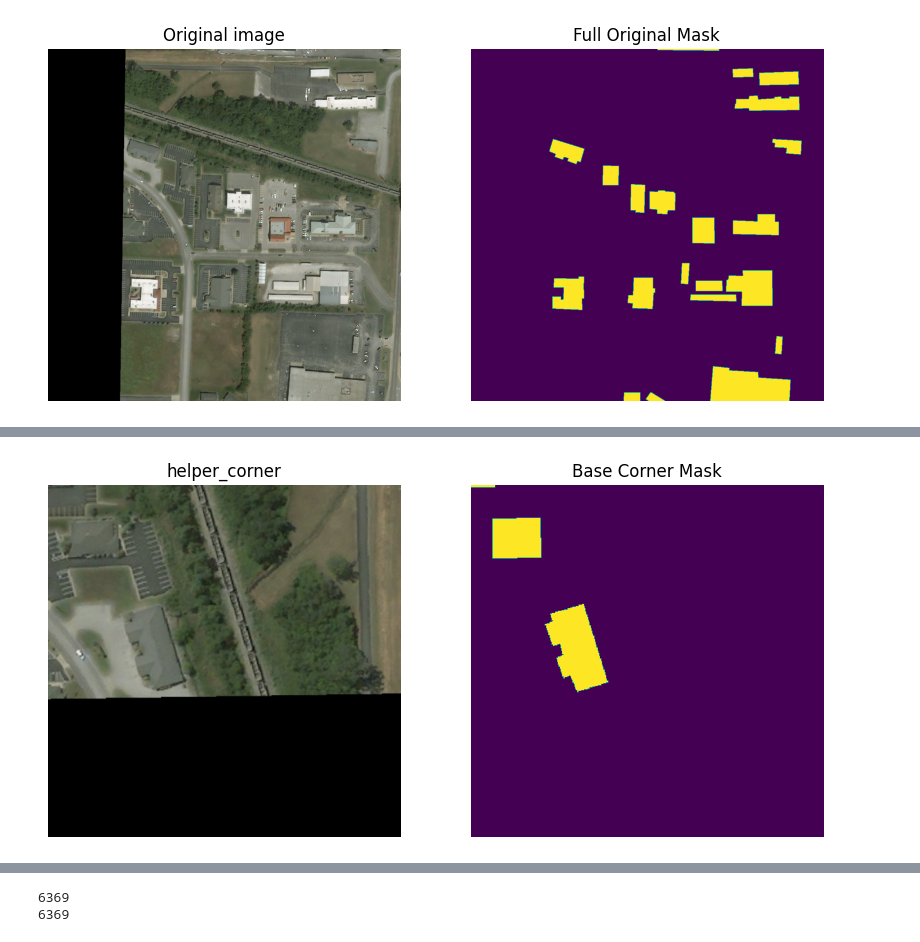
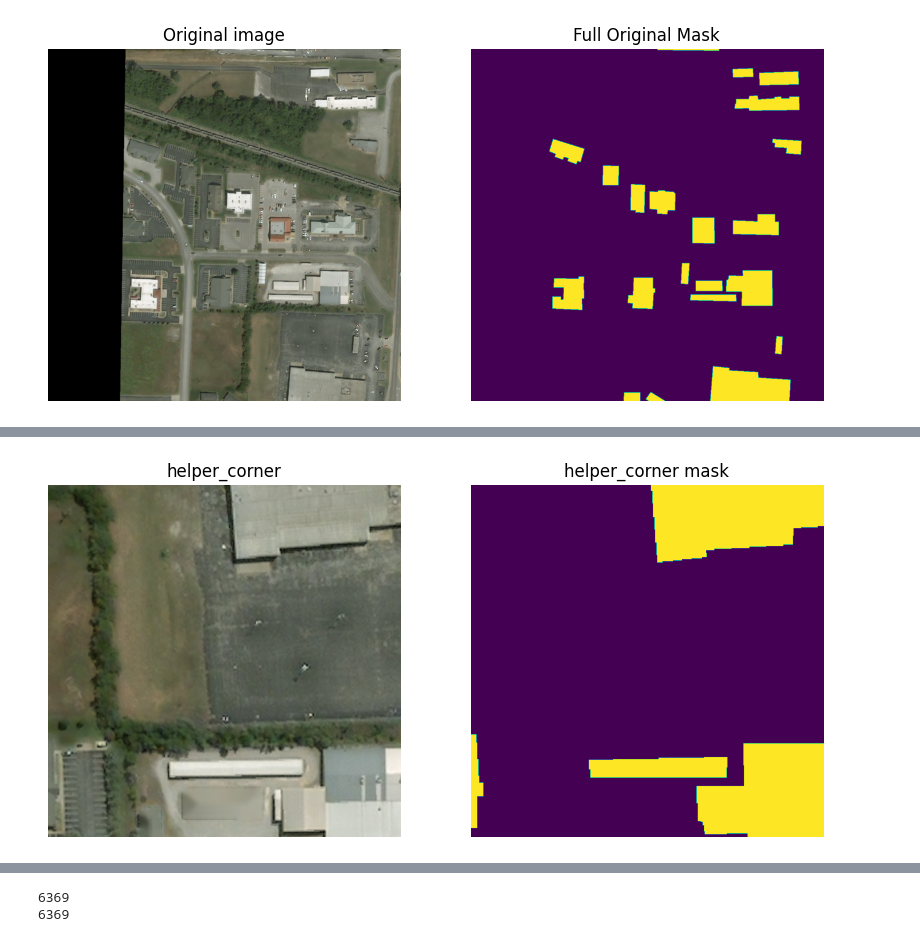
Before and after one commit to kentookuyama/bachelor-thesis, a Jupyter notebook: self-pair-strategy-testing.ipynb, the cells around one changed output, grey strips where cells are left out. Cells and saved outputs as stored; diff of their text form; code cells hidden in the pictures.

```diff
--- a/self-pair-strategy-testing.ipynb
+++ b/self-pair-strategy-testing.ipynb
@@ -27,8 +30,8 @@ target_dir=("./xview2/tier3/targets", "./xview2/train/targets")
 
 strategies = dict(
                 random_crop=True,
-                semantic_label_inpainting_pair=False,
-                semantic_label_copy_paste_pair=False,
+                semantic_label_inpainting_pair=True,
+                semantic_label_copy_paste_pair=True,
             )
 
 print(f"strategies used {strategies}")
@@ -49,13 +52,6 @@ dataset = ConcatDataset(dataset_list)
 if len(dataset) == 2799:
     raise ValueError("The DataLoader is empty. Please check the dataset and configuration.")
 
-normalized_dataset = ColorAugDataset(
-                dataset,
-                geo_transform=None,
-                color_transform=config['data']['train']['params']['color_transforms'],
-                common_transform=config['data']['train']['params']['common_transforms'],
-            )
-
 # Retrieve one sample from the dataset
 # 1 => empty data_set test value
 # 5 => data with empty corner values (black screen)
@@ -66,8 +62,9 @@ idx = 9
 #     x, y = dataset[i]
 
 x, y = dataset[idx]
-print(y["image_filename"])
+# print(y["image_filename"])
 
+# Show original image
 org_img = imread("./xview2/tier3/images/"+y["image_filename"])
 org_mask = imread("./xview2/tier3/targets/"+y["image_filename"].replace(".png", "_target.png"))
 plt.figure(figsize=(10, 5))
@@ -88,92 +85,36 @@ mask2 = y[field.VMASK2]
 #######
 
 
-# print("base_corner", base_corner_np.dtype)
-# print("base_corner shape", base_corner_np.shape)
+print("DATA SHOWN IN JUPYTER NOTEBOOK")
+print(f"base_corner minmax: {base_corner_np.min(), base_corner_np.max()}, base_corner dtype: {base_corner_np.dtype}")
+print(f"helper_corner minmax: {helper_corner_np.min(), helper_corner_np.max()}, helper_corner dtype: {helper_corner_np.dtype}")
 # print("base_mask", mask.dtype)
 # print("blended_corner", helper_corner_np.dtype)
 # print("base_corner shape", helper_corner_np.shape)
 # print("blended_mask", mask2.dtype)
+
 to_pil = ToPILImage()
-# Step 3: Visuazlize the original image and mask
-plt.figure(figsize=(10, 5))  # Adjust the figsize parameter to increase the size
+# Base corner Mask / Image
+plt.figure(figsize=(10, 5))
 plt.subplot(1, 2, 1)
 plt.title('base_corner')
 plt.imshow(base_corner_np)
 plt.axis('off')
 plt.subplot(1, 2, 2)
-plt.title('Full Original Mask')
+plt.title('base_corner mask')
 plt.imshow(mask)
 plt.axis('off')
 plt.show()
 
-# Step 4: Visualize the base corner image/mask and helper corner image/mask
-to_pil = ToPILImage()
+# Helper corner Mask / Image
 plt.figure(figsize=(10, 5))
 plt.subplot(1, 2, 1)
 plt.title('helper_corner')
 plt.imshow(helper_corner_np)
 plt.axis('off')
 plt.subplot(1, 2, 2)
-plt.title('Base Corner Mask')
+plt.title('helper_corner mask')
 plt.imshow(mask2)
 plt.axis('off')
 plt.show()
-
-
-# x1, y1, x2, y2 = normalized_dataset[idx]
-
-# base_corner_np = x1
-# helper_corner_np = x2
-# mask = y1
-# mask2 = y2
-
-x, y = normalized_dataset[idx]
-print(y["image_filename"])
-
-# after color aug
-base_corner_np = x[:3, :, :]
-helper_corner_np = x[ 3:, :, :]
-mask = y[field.MASK1]
-mask2 = y[field.VMASK2]
-
-
-# info = np.iinfo(data.dtype) # Get the information of the incoming image type
-# data = data.astype(np.float64) / info.max # normalize the data to 0 - 1
-# data = 255 * data # Now scale by 255
-# img = data.astype(np.uint8)
-# cv2.imshow("Window", img)
-
-# print("base_corner", base_corner_np.dtype)
-# print("base_corner shape", base_corner_np.shape)
-# print("base_mask", mask.dtype)
-# print("blended_corner", helper_corner_np.dtype)
-# print("base_corner shape", helper_corner_np.shape)
-# print("blended_mask", mask2.dtype)
-
-to_pil = ToPILImage()
-# Step 3: Visuazlize the original image and mask
-plt.figure(figsize=(10, 5))  # Adjust the figsize parameter to increase the size
-plt.subplot(1, 2, 1)
-plt.title('Color Normalized base_corner shown via ToPilimage')
-plt.imshow(to_pil(base_corner_np))
-plt.axis('off')
-plt.subplot(1, 2, 2)
-plt.title('Full Original Mask')
-plt.imshow(mask)
-plt.axis('off')
-plt.show()
-
-# Step 4: Visualize the base corner image/mask and helper corner image/mask
-to_pil = ToPILImage()
-plt.figure(figsize=(10, 5))
-plt.subplot(1, 2, 1)
-plt.title('Color Normalized helper_corner shown via ToPilimage')
-plt.imshow(to_pil(helper_corner_np))
-plt.axis('off')
-plt.subplot(1, 2, 2)
-plt.title('Base Corner Mask')
-plt.imshow(mask2)
-plt.axis('off')
-plt.show()
 # %% [output]
@@ -195 +130 @@ joplin-tornado_00000009_pre_disaster.png
-[figure, old version]
+[figure, new version]
```
Also changed, not shown: parts of 4 cells of this notebook, 8 other files.
